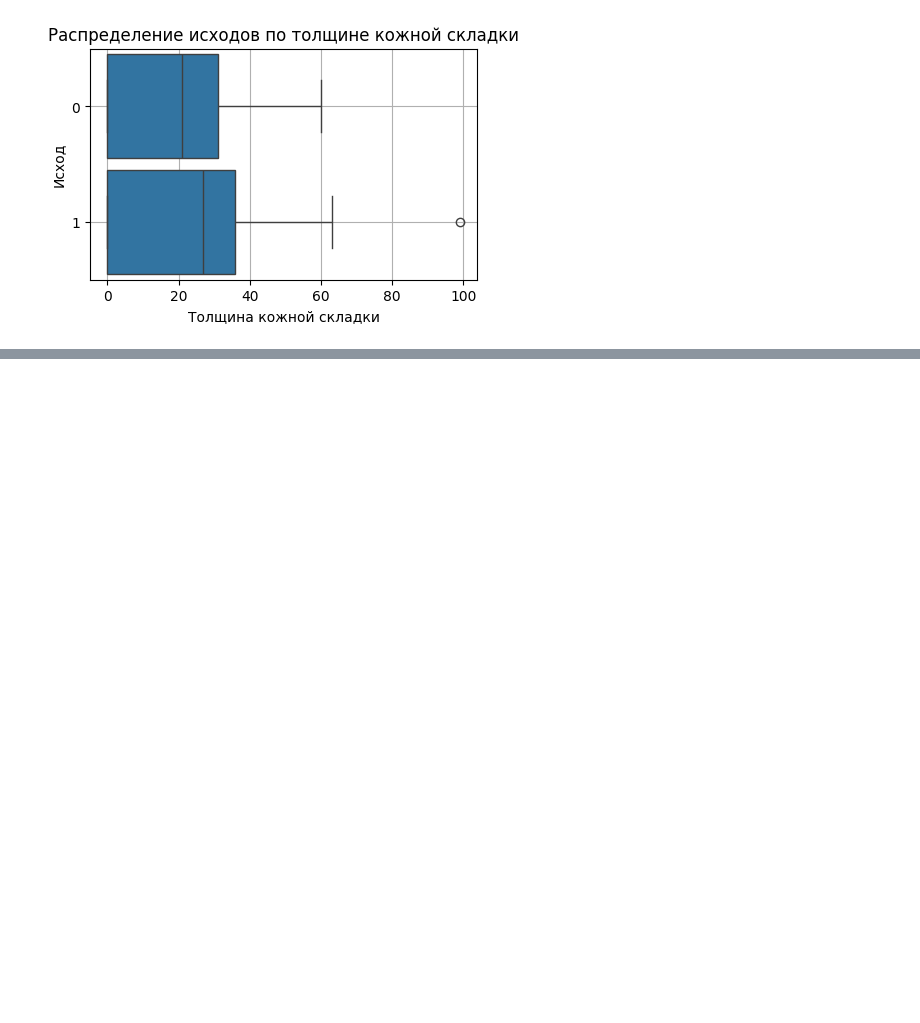
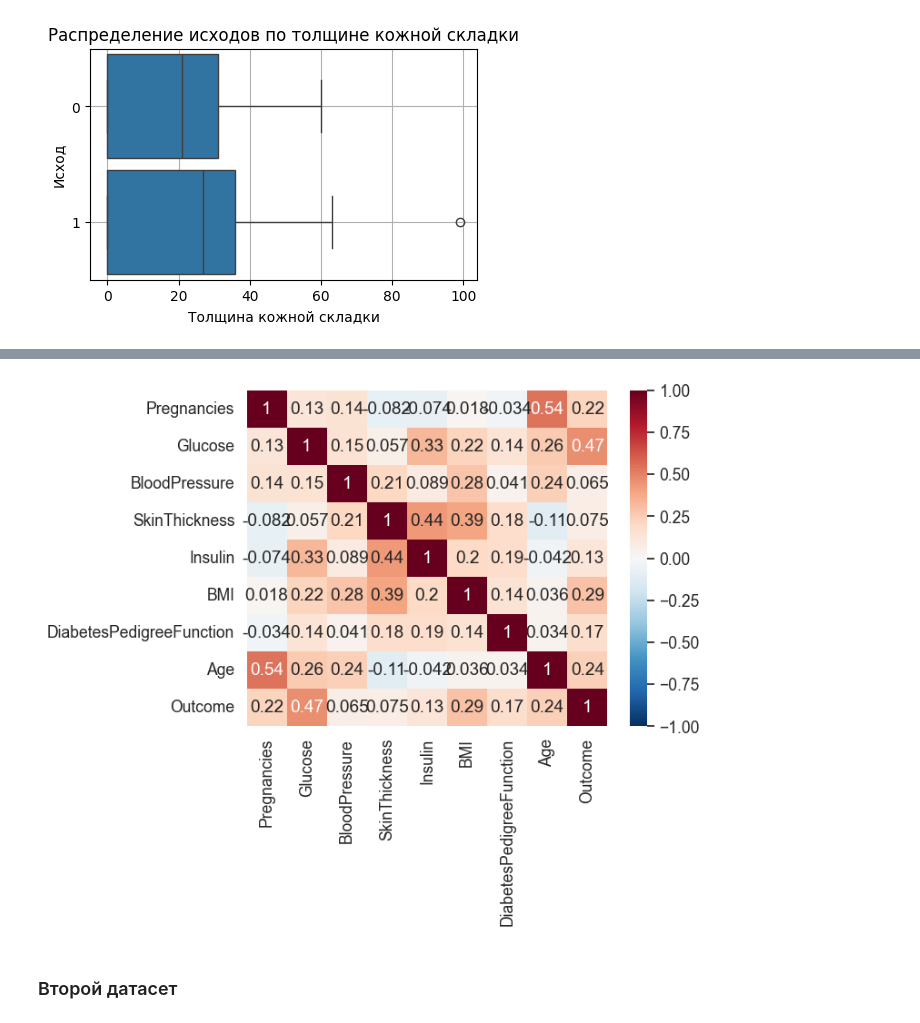
Before and after one commit to olesyaRU/OlesyaRuban, a Jupyter notebook: Итоговый проект/project.ipynb, the cells around one changed output, grey strips where cells are left out. Cells and saved outputs as stored; diff of their text form; code cells hidden in the pictures; blank space fills up the shorter version.

```diff
--- a/Итоговый проект/project.ipynb
+++ b/Итоговый проект/project.ipynb
@@ -272,0 +327,10 @@ boxplot.grid()
+# %%
+# Графическое отображение корреляционных взаимосвязей
+sns.heatmap(
+    data1.corr(),
+    cmap='RdBu_r',
+    annot=True,
+    vmin=-1, vmax=1
+    );
+# %% [output]
+[figure, added]
@@ -272,0 +339,2 @@ boxplot.grid()
+# %% [markdown]
+### Второй датасет
```
Also changed, not shown: parts of 21 cells of this notebook.
